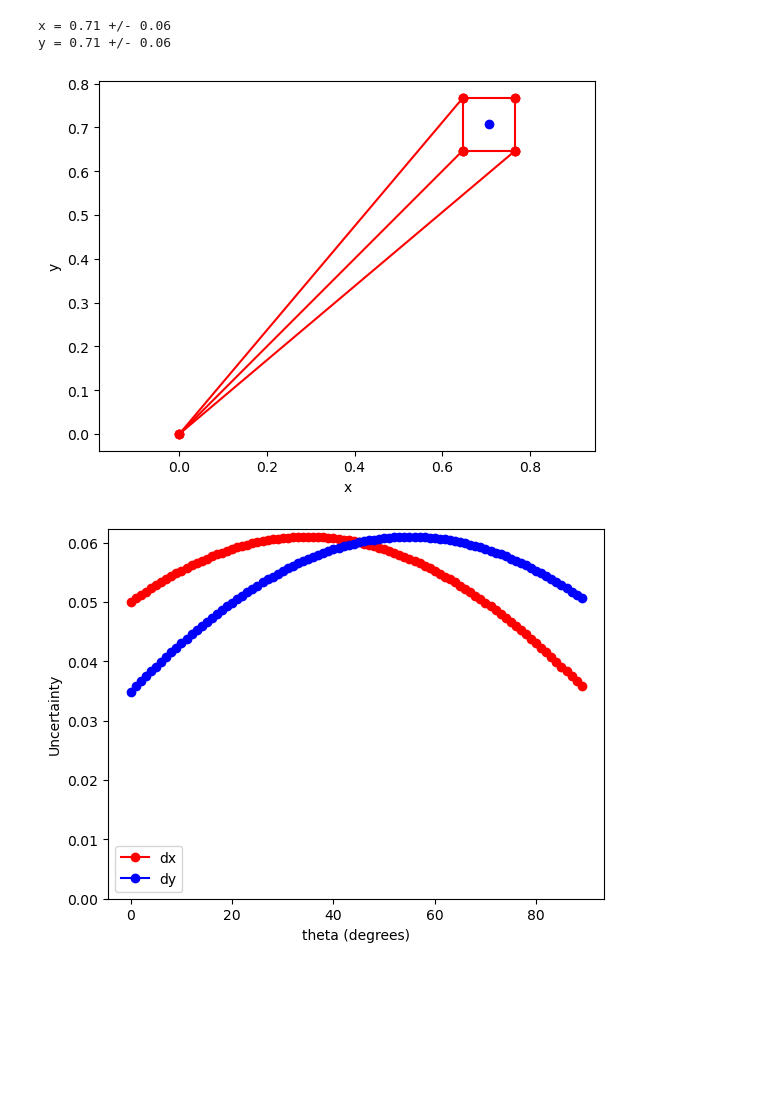
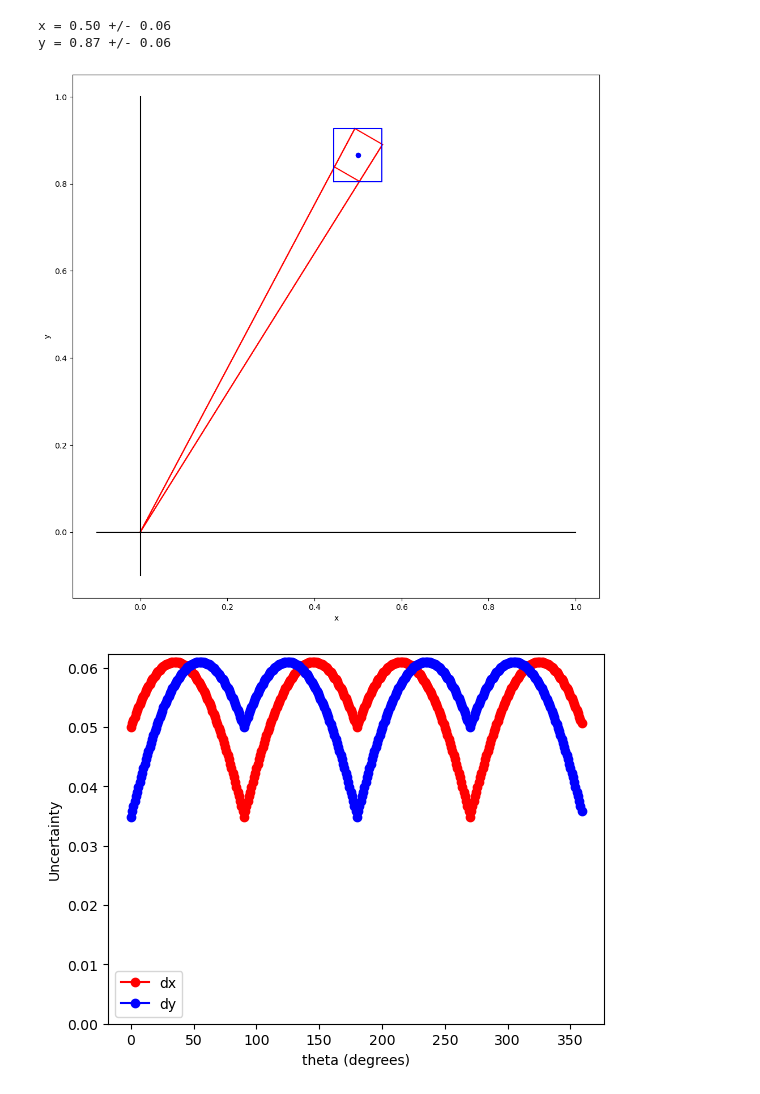
Before and after one commit to brash99/phys421, a Jupyter notebook: JupyterNotebooks/Error_propagation.ipynb, the cells around one changed output. Saved outputs shown, nothing was run; the diff lists cells and outputs as text; code cells hidden in the pictures; blank space fills up the shorter version.

```diff
--- a/JupyterNotebooks/Error_propagation.ipynb
+++ b/JupyterNotebooks/Error_propagation.ipynb
@@ -63,7 +63,7 @@ import matplotlib.pyplot as plt
 
 # Define the variables
 r = 1.0
-theta = 45.0*np.pi/180.0
+theta = 60.0*np.pi/180.0
 
 # Define the errors
 dr = 0.05
@@ -74,47 +74,74 @@ x = r * np.cos(theta)
 y = r * np.sin(theta)
 
 # Calculate the uncertainties in x and y
-dx = np.cos(theta) * dr + r * np.sin(theta) * dtheta
-dy = np.sin(theta) * dr + r * np.cos(theta) * dtheta
+dx = np.abs(np.cos(theta)) * dr + r * np.abs(np.sin(theta)) * dtheta
+dy = np.abs(np.sin(theta)) * dr + r * np.abs(np.cos(theta)) * dtheta
 
 # Print the results
 print(f"x = {x:.2f} +/- {dx:.2f}")
 print(f"y = {y:.2f} +/- {dy:.2f}")
 # %% [output]
-x = 0.71 +/- 0.06
-y = 0.71 +/- 0.06
+x = 0.50 +/- 0.06
+y = 0.87 +/- 0.06
 # %%
 xmin = x - dx
 xmax = x + dx
 ymin = y - dy
 ymax = y + dy
 
+rmin = r - dr
+rmax = r + dr
+thetamin = theta - dtheta
+thetamax = theta + dtheta
+
+ax = rmin * np.cos(thetamin)
+ay = rmin * np.sin(thetamin)
+
+bx = rmax * np.cos(thetamin)
+by = rmax * np.sin(thetamin)
+
+cx = rmax * np.cos(thetamax)
+cy = rmax * np.sin(thetamax)
+
+dx = rmin * np.cos(thetamax)
+dy = rmin * np.sin(thetamax)
+
 # Plot the points
-plt.figure()
-plt.plot([0, xmin], [0, ymin], 'ro-')
-plt.plot([0, xmax], [0, ymin], 'ro-')
-plt.plot([0, xmin], [0, ymax], 'ro-')
-plt.plot([xmin, xmax], [ymin, ymin], 'ro-')
-plt.plot([xmin, xmax], [ymax, ymax], 'ro-')
-plt.plot([xmin, xmin], [ymin, ymax], 'ro-')
-plt.plot([xmax, xmax], [ymin, ymax], 'ro-')
+plt.figure(figsize=(12,12))
+plt.plot([0, ax], [0, ay], 'r-')
+plt.plot([0, bx], [0, by], 'r-')
+plt.plot([0, cx], [0, cy], 'r-')
+plt.plot([0, dx], [0, dy], 'r-')
+plt.plot([ax, bx], [ay, by], 'r-')
+plt.plot([bx, cx], [by, cy], 'r-')
+plt.plot([cx, dx], [cy, dy], 'r-')
+plt.plot([dx, ax], [dy, ay], 'r-')
+
+plt.plot([xmin, xmax, xmax, xmin, xmin], [ymin, ymin, ymax, ymax, ymin], 'b-')
+
 plt.plot(x, y, 'bo')
 plt.xlabel('x')
 plt.ylabel('y')
 plt.axis('equal')
+
+# Draw axes
+plt.plot([-0.1, 1.0], [0, 0], 'k-')
+plt.plot([0, 0], [-0.1, 1], 'k-')
 plt.show()
 # %% [output]
-[figure, old version]
+[figure, new version]
 # %%
 dx_values = []
 dy_values = []
 theta_values = []
-for theta_degrees in range(0, 90):
+for theta_degrees in range(0, 360):
     theta = theta_degrees*np.pi/180.0
     x = r * np.cos(theta)
     y = r * np.sin(theta)
-    dx = np.cos(theta) * dr + r * np.sin(theta) * dtheta
-    dy = np.sin(theta) * dr + r * np.cos(theta) * dtheta
+
+    dx = np.abs(np.cos(theta)) * dr + r * np.abs(np.sin(theta)) * dtheta
+    dy = np.abs(np.sin(theta)) * dr + r * np.abs(np.cos(theta)) * dtheta
+
     dx_values.append(dx)
     dy_values.append(dy)
     theta_values.append(theta_degrees)
@@ -128,4 +155,4 @@ plt.ylim(0)
 plt.legend()
 plt.show()
 # %% [output]
-[figure, old version]
+[figure, new version]
```
Also changed, not shown: parts of 1 cell of this notebook.
